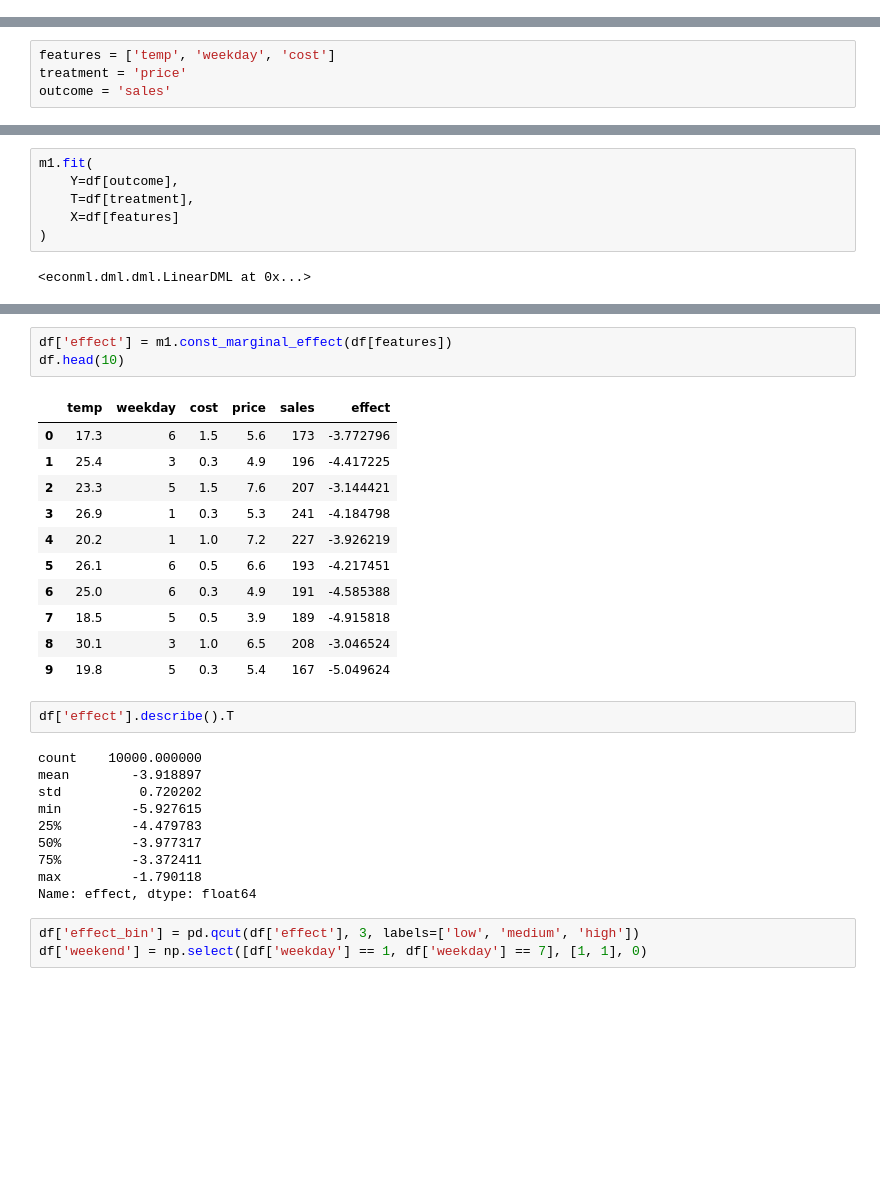
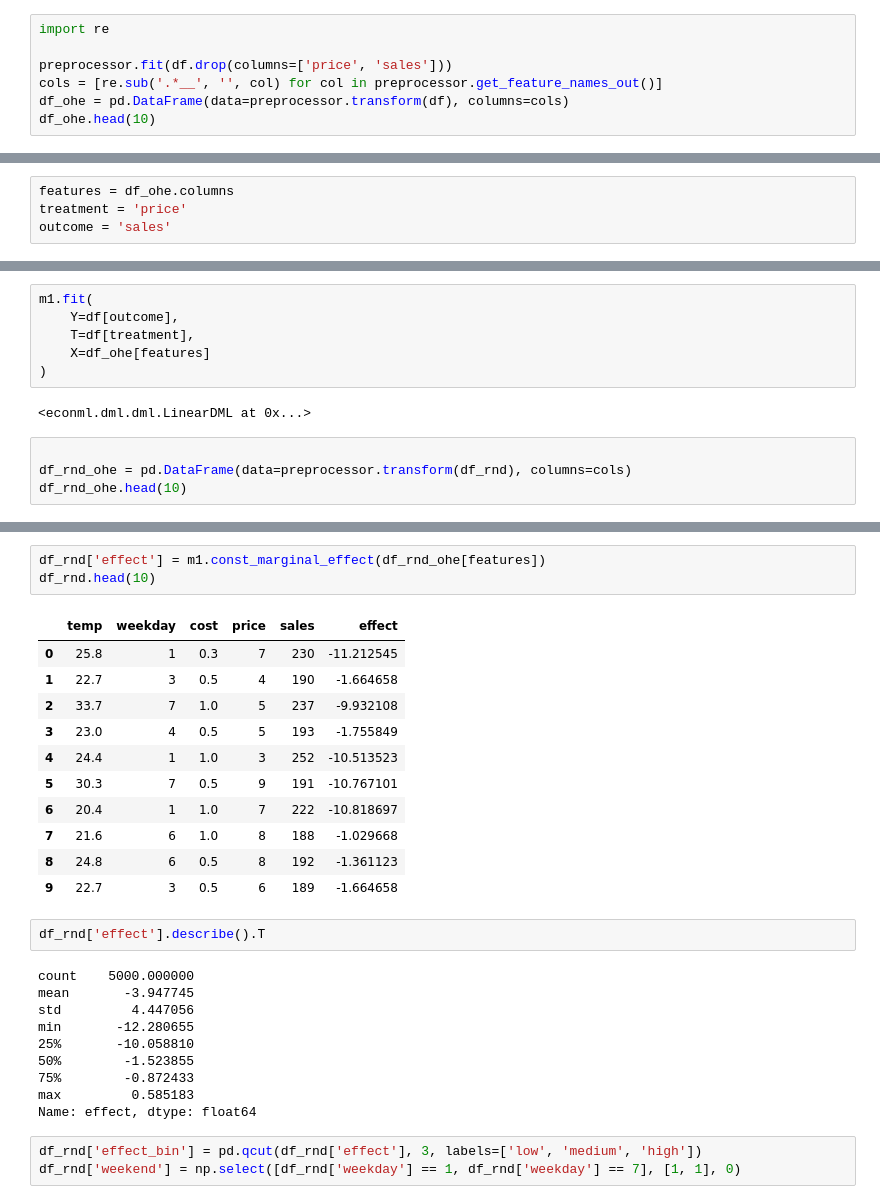
Before and after one commit to deathccino/icecream-causal, a Jupyter notebook: notebooks/02 HTE modelling.ipynb, the cells around one changed output, grey strips where cells are left out. Drawn from its saved outputs; the diff is of its cells as text; blank space fills up the shorter version.

```diff
--- a/notebooks/02 HTE modelling.ipynb
+++ b/notebooks/02 HTE modelling.ipynb
@@ -36,0 +33,7 @@ memory usage: 390.8 KB
+# %%
+import re
+
+preprocessor.fit(df.drop(columns=['price', 'sales']))
+cols = [re.sub('.*__', '', col) for col in preprocessor.get_feature_names_out()]
+df_ohe = pd.DataFrame(data=preprocessor.transform(df), columns=cols)
+df_ohe.head(10)
@@ -37,5 +52,5 @@ memory usage: 390.8 KB
 # %%
-features = ['temp', 'weekday', 'cost']
+features = df_ohe.columns
 treatment = 'price'
 outcome = 'sales'
 # %%
@@ -49,7 +64,11 @@ m1 = LinearDML(
 m1.fit(
     Y=df[outcome],
     T=df[treatment],
-    X=df[features]
+    X=df_ohe[features]
 )
 # %% [output]
 <econml.dml.dml.LinearDML at 0x...>
+# %%
+
+df_rnd_ohe = pd.DataFrame(data=preprocessor.transform(df_rnd), columns=cols)
+df_rnd_ohe.head(10)
@@ -56,31 +87,31 @@ m1.fit(
 # %%
-df['effect'] = m1.const_marginal_effect(df[features])
-df.head(10)
+df_rnd['effect'] = m1.const_marginal_effect(df_rnd_ohe[features])
+df_rnd.head(10)
 # %% [output]
 |  | temp | weekday | cost | price | sales | effect |
-| 0 | 17.3 | 6 | 1.5 | 5.6 | 173 | -3.772796 |
-| 1 | 25.4 | 3 | 0.3 | 4.9 | 196 | -4.417225 |
-| 2 | 23.3 | 5 | 1.5 | 7.6 | 207 | -3.144421 |
-| 3 | 26.9 | 1 | 0.3 | 5.3 | 241 | -4.184798 |
-| 4 | 20.2 | 1 | 1.0 | 7.2 | 227 | -3.926219 |
-| 5 | 26.1 | 6 | 0.5 | 6.6 | 193 | -4.217451 |
-| 6 | 25.0 | 6 | 0.3 | 4.9 | 191 | -4.585388 |
-| 7 | 18.5 | 5 | 0.5 | 3.9 | 189 | -4.915818 |
-| 8 | 30.1 | 3 | 1.0 | 6.5 | 208 | -3.046524 |
-| 9 | 19.8 | 5 | 0.3 | 5.4 | 167 | -5.049624 |
+| 0 | 25.8 | 1 | 0.3 | 7 | 230 | -11.212545 |
+| 1 | 22.7 | 3 | 0.5 | 4 | 190 | -1.664658 |
+| 2 | 33.7 | 7 | 1.0 | 5 | 237 | -9.932108 |
+| 3 | 23.0 | 4 | 0.5 | 5 | 193 | -1.755849 |
+| 4 | 24.4 | 1 | 1.0 | 3 | 252 | -10.513523 |
+| 5 | 30.3 | 7 | 0.5 | 9 | 191 | -10.767101 |
+| 6 | 20.4 | 1 | 1.0 | 7 | 222 | -10.818697 |
+| 7 | 21.6 | 6 | 1.0 | 8 | 188 | -1.029668 |
+| 8 | 24.8 | 6 | 0.5 | 8 | 192 | -1.361123 |
+| 9 | 22.7 | 3 | 0.5 | 6 | 189 | -1.664658 |
 # %%
-df['effect'].describe().T
+df_rnd['effect'].describe().T
 # %% [output]
-count    10000.000000
-mean        -3.918897
-std          0.720202
-min         -5.927615
-25%         -4.479783
-50%         -3.977317
-75%         -3.372411
-max         -1.790118
+count    5000.000000
+mean       -3.947745
+std         4.447056
+min       -12.280655
+25%       -10.058810
+50%        -1.523855
+75%        -0.872433
+max         0.585183
 Name: effect, dtype: float64
 # %%
-df['effect_bin'] = pd.qcut(df['effect'], 3, labels=['low', 'medium', 'high'])
-df['weekend'] = np.select([df['weekday'] == 1, df['weekday'] == 7], [1, 1], 0)
+df_rnd['effect_bin'] = pd.qcut(df_rnd['effect'], 3, labels=['low', 'medium', 'high'])
+df_rnd['weekend'] = np.select([df_rnd['weekday'] == 1, df_rnd['weekday'] == 7], [1, 1], 0)
 # %%
```
Also changed, not shown: parts of 17 cells of this notebook, 1 other file.
